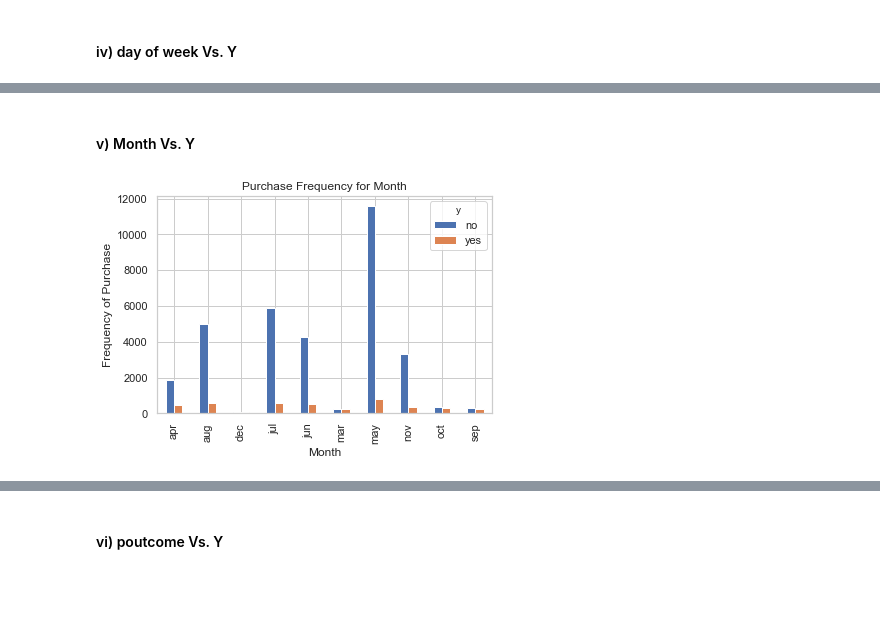
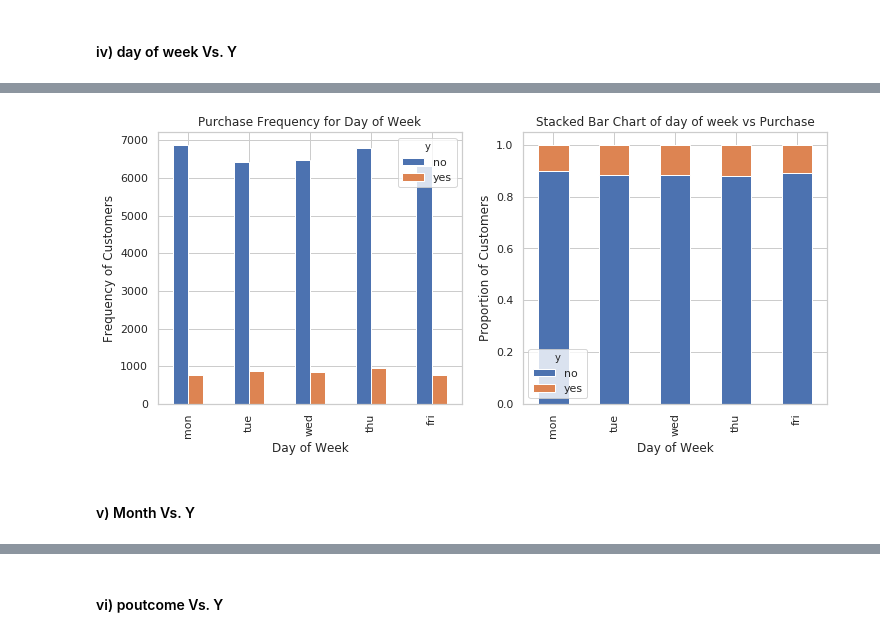
Before and after one commit to saurabhbhatt/DataGiri, a Jupyter notebook: Session_Codes.ipynb, the cells around one changed output, grey strips where cells are left out. Drawn from its saved outputs; the diff is of its cells as text; code cells hidden in the pictures; blank space fills up the shorter version.

```diff
--- a/Session_Codes.ipynb
+++ b/Session_Codes.ipynb
@@ -268,10 +308,23 @@ plt.savefig('pur_dayofweek_bar')
+# %%
+order = ["mon", "tue", "wed", "thu", "fri"]
+
+fig = plt.figure(figsize = (12,5))
+
+ax = fig.add_subplot(1,2,1)
+table=pd.crosstab(train_set.day_of_week, train_set.y).loc[order].plot(kind='bar', ax = ax)
+plt.title('Purchase Frequency for Day of Week')
+plt.xlabel('Day of Week')
+plt.ylabel('Frequency of Customers')
+
+ax = fig.add_subplot(1,2,2)
+table=pd.crosstab(train_set.day_of_week, train_set.y)
+table.div(table.sum(1).astype(float), axis=0).loc[order].plot(kind='bar', stacked=True, ax = ax)
+plt.title('Stacked Bar Chart of day of week vs Purchase')
+plt.xlabel('Day of Week')
+plt.ylabel('Proportion of Customers')
+
+fig.savefig('pur_dayofweek_bar')
+# %% [output]
+[figure, added]
 # %% [markdown]
 #### v) Month Vs. Y
-# %%
-pd.crosstab(train_set.month, train_set.y).plot(kind='bar')
-plt.title('Purchase Frequency for Month')
-plt.xlabel('Month')
-plt.ylabel('Frequency of Purchase')
-plt.savefig('pur_fre_month_bar')
-# %% [output]
-[figure, removed]
```
Also changed, not shown: parts of 74 cells of this notebook, 3 other files.
